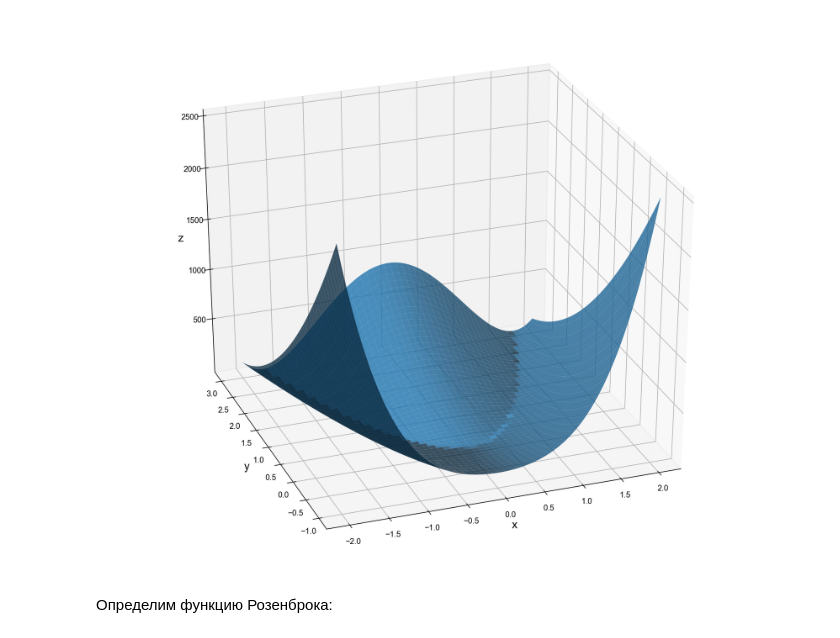
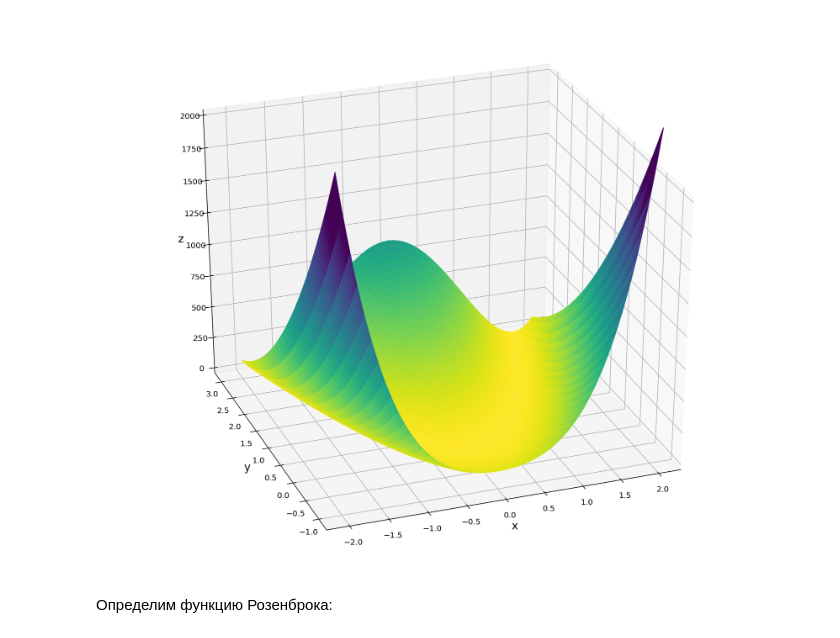
Before and after one commit to khaykingleb/stochastic-optimization-methods, a Jupyter notebook: Code/Particle_Swarm_Optimization/Rosenbrock_func.ipynb, the cells around one changed output. Saved outputs shown, nothing was run; the diff lists cells and outputs as text; code cells hidden in the pictures.

```diff
--- a/Code/Particle_Swarm_Optimization/Rosenbrock_func.ipynb
+++ b/Code/Particle_Swarm_Optimization/Rosenbrock_func.ipynb
@@ -13,28 +13,27 @@ def rosenbrock_func(x, y):
 # %%
 fig = plt.figure(figsize=(12,10))
 
 # Make grid
 x = np.linspace(-2, 2, 100)
 y = np.linspace(-1, 3, 100)
 X, Y = np.meshgrid(x, y)
 Z = rosenbrock_func(X, Y)
 
 # Plot the surface
 ax = fig.add_subplot(1, 1, 1, projection='3d')
 #norm = matplotlib.colors.Normalize(vmin = 0, vmax = 100, clip = True)
 #ax.plot_surface(X, Y, Z, alpha=0.8, cmap='viridis_r', norm=norm)
-ax.plot_surface(X, Y, Z, alpha=0.8)
+ax.plot_surface(X, Y, Z, cmap='viridis_r', vmin=0, vmax=2000)
+ax.contour3D(X, Y, Z, 1000, cmap='viridis_r')
 ax.set_xlabel('x', fontsize=14)
 ax.set_ylabel('y', fontsize=14)
 ax.set_zlabel('z', fontsize=14)
+ax.set_zlim(0, 2000)
 ax.view_init(30, 250)
 
-sns.set()
-sns.set_style("white")
-
 plt.tight_layout()
 # %% [output]
-[figure, old version]
+[figure, new version]
 # %%
 fig.savefig("rosenbrock.png", bbox_inches='tight', dpi=600)
 # %% [markdown]
```
Also changed, not shown: parts of 7 cells of this notebook, 20 other files.
